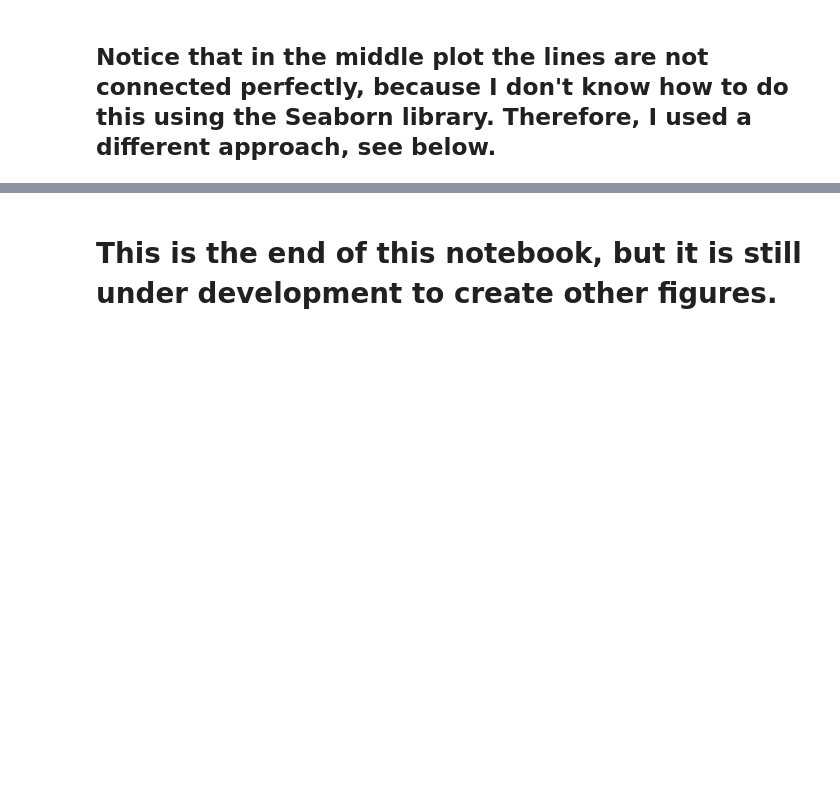
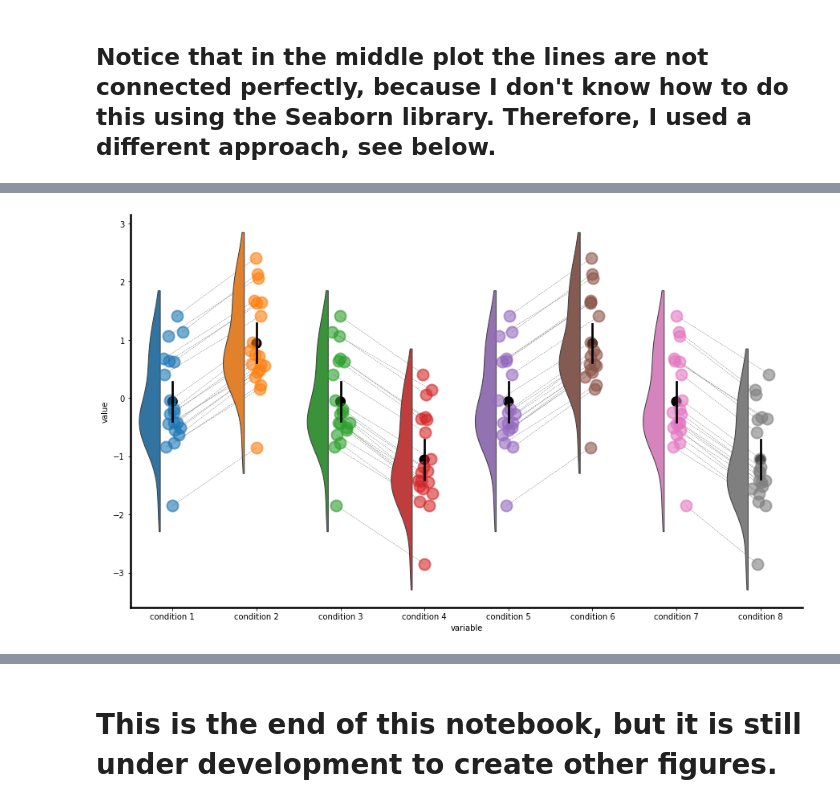
Before and after one commit to jorvlan/open-visualizations, a Jupyter notebook: Elaborate_plotting_in_Python.ipynb, the cells around one changed output, grey strips where cells are left out. Drawn from its saved outputs; the diff is of its cells as text; code cells hidden in the pictures; blank space fills up the shorter version.

```diff
--- a/Elaborate_plotting_in_Python.ipynb
+++ b/Elaborate_plotting_in_Python.ipynb
@@ -695,0 +734,93 @@ for idx in df.index:
+# %%
+N=20
+# dummy dataset
+data_4 = np.random.normal(size=(N,))
+data_4
+
+#Creates the dataframe in a wide format with condition 1, condition 2, condition 3, condition 4 as columns
+df_4 = pd.DataFrame({'condition 1': data_4,
+                    'condition 2': data_4+1,
+                    'condition 3': data_4,
+                    'condition 4': data_4-1,
+                    'condition 5': data_4,
+                    'condition 6': data_4+1,
+                    'condition 7': data_4,
+                    'condition 8': data_4-1})
+df_4
+
+#set the amount of jitter and create a dataframe with jittered x-axis values
+jitter = 0.05
+df_4_x_jitter = pd.DataFrame(np.random.normal(loc=0, scale=jitter, size=df_4.values.shape), columns=df_4.columns)
+df_4_x_jitter
+
+#Do an additional step to create a jittered values for the 4 columns.. i.e., jitter values around condition 1 and 2 + jitter values for condition 3 and 4.
+df_4_x_jitter += np.arange(len(df_4.columns))
+df_4_x_jitter
+
+#fig, ax = plt.subplots()
+fig, ax = plt.subplots(figsize=(15,9))
+#ax1 = fig.add_subplot(131)
+for col in df_4:
+    ax.plot(df_4_x_jitter[col], df_4[col], 'o', alpha=.60, zorder=1, ms=14, mew=2)
+    #sns.pointplot(x='variable', y='value', ci=95, data=df_long, join=False, scale=1.5, zorder=100, color='black', capsize = 0.05)
+    #sns.pointplot(x='variable', y='value', ci=95, data=df_long_2, join=False, scale=1.5, zorder=100, color = 'black')
+
+    #sns.set(font_scale=1.5)
+    #sns.set_style("ticks")
+    #sns.stripplot(x="variable", y="value", data=data_long, dodge=False, jitter=False, alpha=1, zorder=1, size=8)
+    #sns.pointplot(x='variable', y='value', ci=95, data=data_long, join=False, scale=1, zorder=100, color='black', capsize = 0.05) # This computes the default confidence intervals of 95 %.
+    #ax1.set_xlabel('conditions')
+    #ax1.set_ylabel('weight (g)')
+
+ax.set_xticks(range(len(df_4.columns)))
+ax.set_xticklabels(df_4.columns)
+ax.set_xlim(-0.5,len(df_4.columns))
+#ax.set_ylim(-3, 4) #This might need to be changed due to random values
+
+sns.despine(trim=False)
+ax.spines['bottom'].set_lw('2.5')
+ax.spines['left'].set_lw('2.5')
+
+for idx in df_4.index:
+    ax.plot(df_4_x_jitter.loc[idx,['condition 1','condition 2']], df_4.loc[idx,['condition 1','condition 2']], color = 'grey', linewidth = 0.5, linestyle = '--', zorder=-1)
+    ax.plot(df_4_x_jitter.loc[idx,['condition 3','condition 4']], df_4.loc[idx,['condition 3','condition 4']], color = 'grey', linewidth = 0.5, linestyle = '--', zorder=-1)
+    ax.plot(df_4_x_jitter.loc[idx,['condition 5','condition 6']], df_4.loc[idx,['condition 5','condition 6']], color = 'grey', linewidth = 0.5, linestyle = '--', zorder=-1)
+    ax.plot(df_4_x_jitter.loc[idx,['condition 7','condition 8']], df_4.loc[idx,['condition 7','condition 8']], color = 'grey', linewidth = 0.5, linestyle = '--', zorder=-1)
+
+#Save figure
+#plt.savefig('')
+
+#Merge dataframe from wide to long for sns.pointplot
+df_4_long = pd.melt(df_4,  value_vars=['condition 1','condition 2','condition 3','condition 4','condition 5', 'condition 6', 'condition 7', 'condition 8'])
+sns.pointplot(x='variable', y='value', ci=95, data=df_4_long, join=False, scale=1.5, zorder=100, color='black') #palette = 'Paired'
+
+
+dy="value"; dx="variable"; ort="v"; pal = sns.color_palette(n_colors=1)
+
+# plot violin
+test=pt.half_violinplot(data = df_4,bw = "scott",inner = None, scale = "count",
+                          width = 0.5, linewidth = 1, cut = 1)
+
+
+#     order=None,
+#     hue_order=None,
+#     bw='scott',
+#     cut=2,
+#     scale='area',
+#     scale_hue=True,
+#     gridsize=100,
+#     width=0.8,
+#     inner='box',
+#     split=False,
+#     dodge=True,
+#     orient=None,
+#     linewidth=None,
+#     color=None,
+#     palette=None,
+#     saturation=0.75,
+#     ax=None,
+#     offset=0.15,
+#ax=pt.RainCloud(x = dx, y = dy, data = df_long, bw = .2,
+ #                width_viol = .7, orient = 'v' , alpha = .65, dodge = True)
+# %% [output]
+[figure, added]
```
Also changed, not shown: parts of 17 cells of this notebook.
